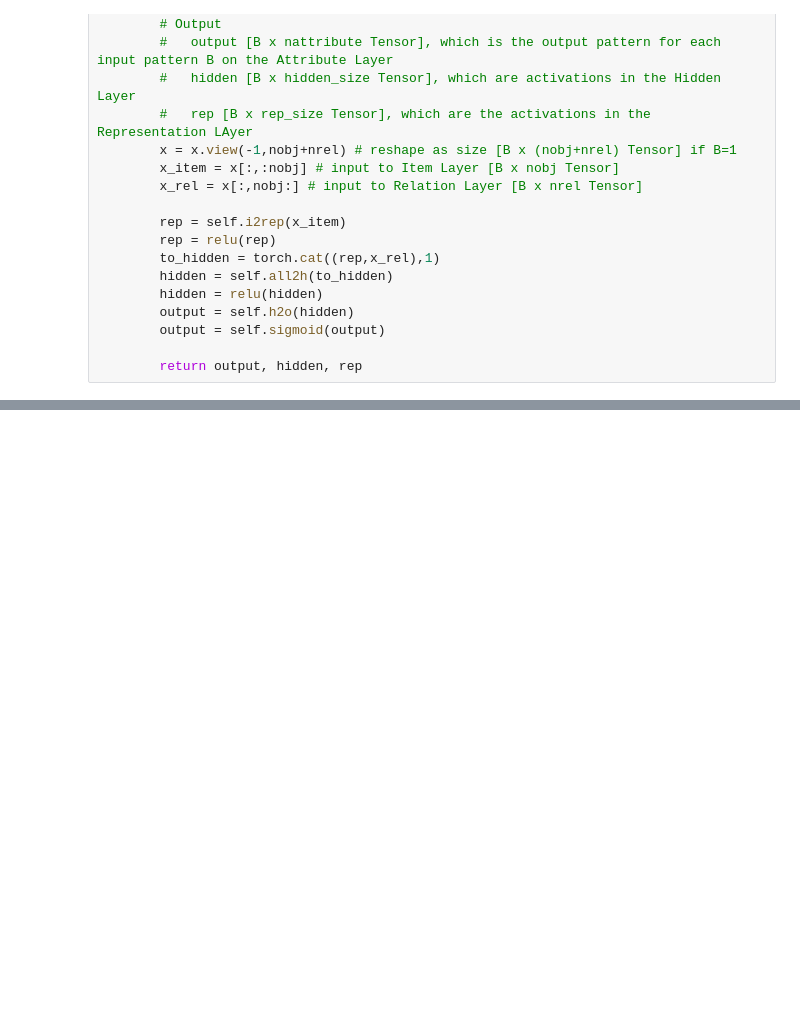
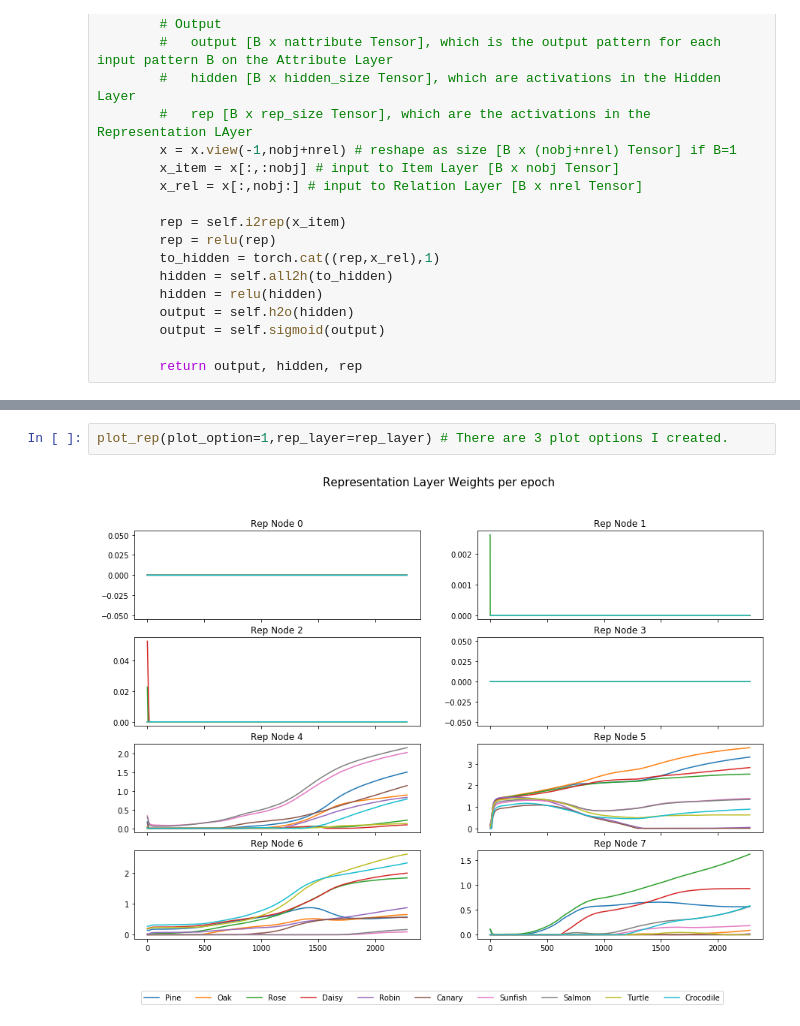
Before and after one commit to petersim1/CCM_Final_Project, a Jupyter notebook: Model_Training.ipynb, the cells around one changed output, grey strips where cells are left out. Cells and saved outputs as stored; diff of their text form; blank space fills up the shorter version.

```diff
--- a/Model_Training.ipynb
+++ b/Model_Training.ipynb
@@ -312,0 +332,4 @@ plt.show()
+# %%
+plot_rep(plot_option=1,rep_layer=rep_layer) # There are 3 plot options I created.
+# %% [output]
+[figure, added]
```
Also changed, not shown: parts of 13 cells of this notebook, 5 other files.
